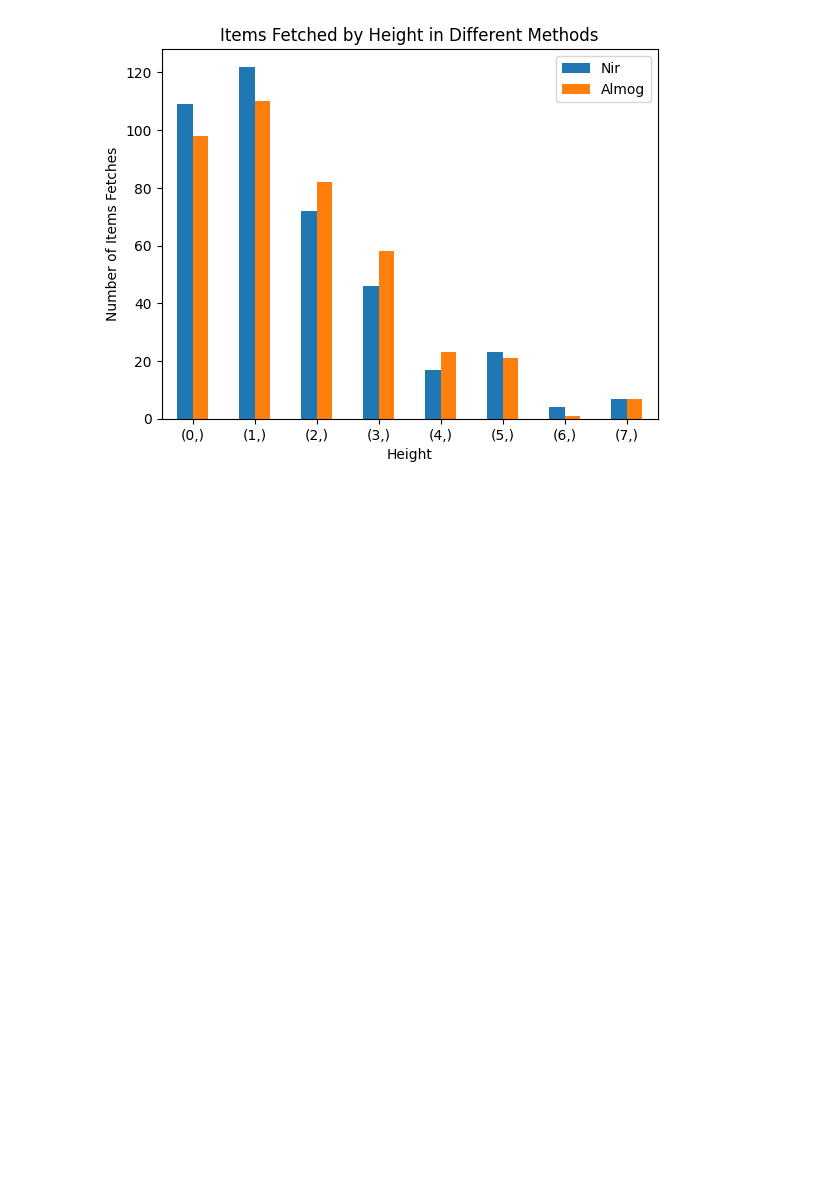
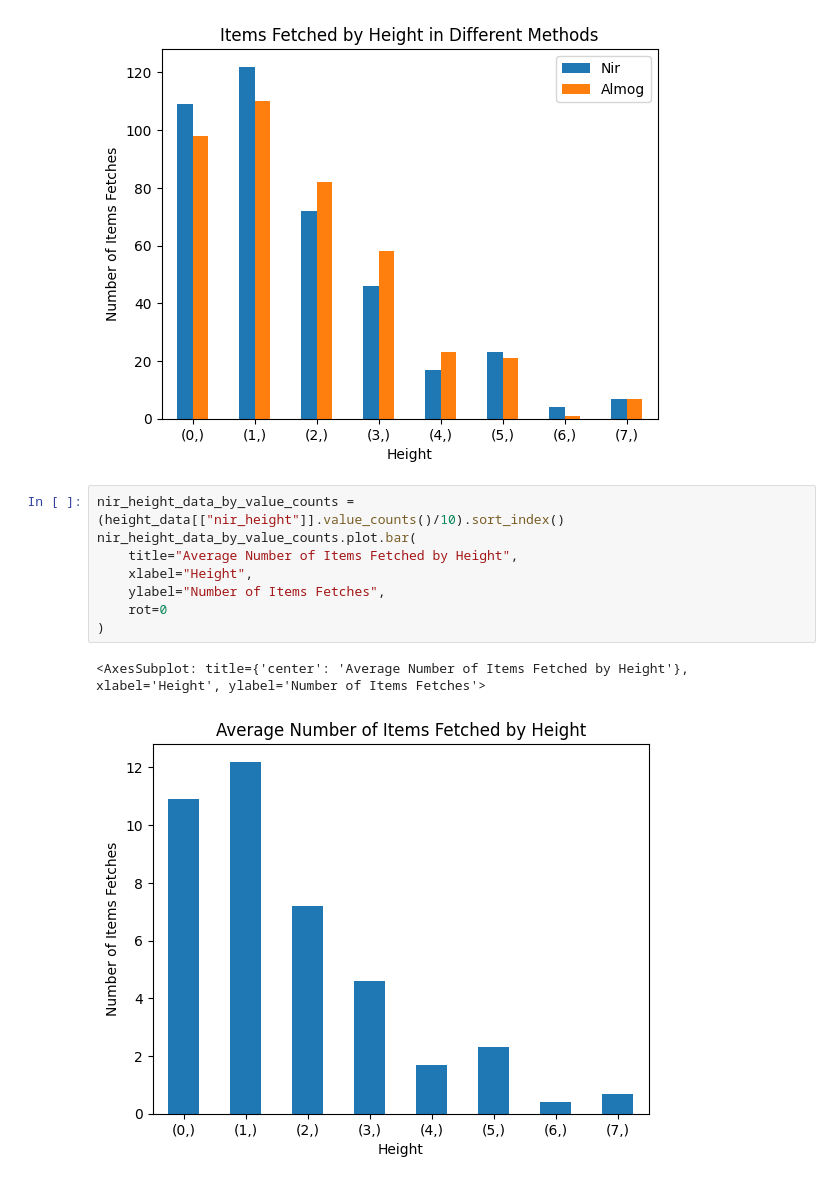
Before and after one commit to daniellepidt/facilities-design, a Jupyter notebook: heuristics_analysis.ipynb, the cells around one changed output. Drawn from its saved outputs; the diff is of its cells as text; blank space fills up the shorter version.

```diff
--- a/heuristics_analysis.ipynb
+++ b/heuristics_analysis.ipynb
@@ -254,3 +265,14 @@ height_data_by_value_counts
 | 6 | 4 | 1 |
 | 7 | 7 | 7 |
 [figure]
+# %%
+nir_height_data_by_value_counts = (height_data[["nir_height"]].value_counts()/10).sort_index()
+nir_height_data_by_value_counts.plot.bar(
+    title="Average Number of Items Fetched by Height",
+    xlabel="Height",
+    ylabel="Number of Items Fetches",
+    rot=0
+)
+# %% [output]
+<AxesSubplot: title={'center': 'Average Number of Items Fetched by Height'}, xlabel='Height', ylabel='Number of Items Fetches'>
+[figure, added]
```
Also changed, not shown: parts of 2 cells of this notebook.
